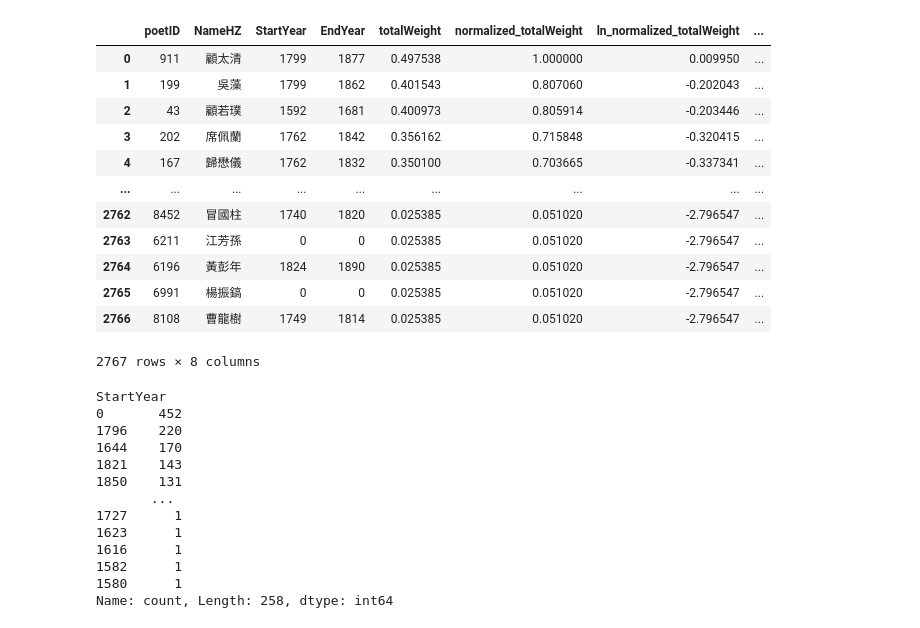
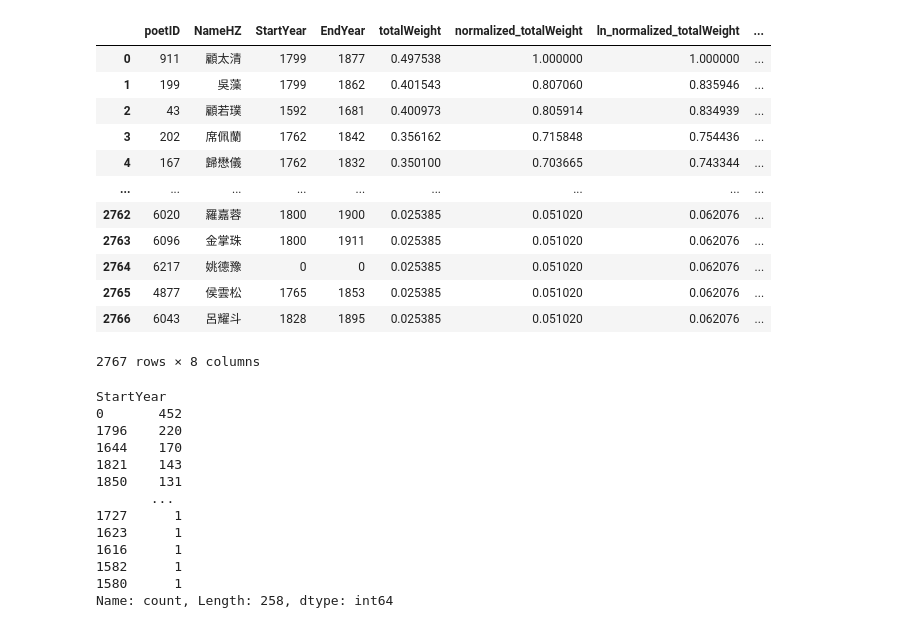
Before and after one commit to April-lemonade/LitRank, a Jupyter notebook: EDA/bieji.ipynb, the cells around one changed output. Cells and saved outputs as stored; diff of their text form; code cells hidden in the pictures.

```diff
--- a/EDA/bieji.ipynb
+++ b/EDA/bieji.ipynb
@@ -868,29 +868,31 @@ poet_min_max_sorted[['participate_count', 'bexiangzansubjectCount', 'discussedCo
 # %%
 poet_min_max_sorted.reset_index()
 max_importance = poet_min_max_sorted['totalWeight'].max()
-poet_min_max_sorted['normalized_totalWeight'] = poet_min_max_sorted['totalWeight'] / max_importance
-poet_min_max_sorted['ln_normalized_totalWeight'] = np.log(poet_min_max_sorted['normalized_totalWeight'] + 0.01)
+poet_min_max_sorted['normalized_totalWeight'] = poet_min_max_sorted['totalWeight'] /1
+poet_min_max_sorted['ln_normalized_totalWeight'] = np.log(poet_min_max_sorted['totalWeight'] + 1) / np.log(1+max_importance)
 columns_to_exclude = ['HuWenKai', 'xuZuoZhe', 'baZuoZhe']
 poet['MissingFields'] = poet.drop(columns=columns_to_exclude).isnull().sum(axis=1)
 
 poet_min_max_sorted = poet_min_max_sorted.merge(poet, on='poetID', how="inner")[
     ['poetID', 'NameHZ', 'StartYear', 'EndYear', 'totalWeight', 'normalized_totalWeight', 'ln_normalized_totalWeight',
      'MissingFields']]
+# poet_min_max_sorted = poet_min_max_sorted.merge(poet, on='poetID', how="inner")[
+#     ['poetID', 'NameHZ', 'StartYear', 'EndYear', 'totalWeight', 'normalized_totalWeight', 'MissingFields']]
 # poet_min_max_sorted[['poetID','NameHZ','participate_count','bexiangzansubjectCount','discussedCount']]
 poet_min_max_sorted
 # %% [output]
 |  | poetID | NameHZ | StartYear | EndYear | totalWeight | normalized_totalWeight | ln_normalized_totalWeight | ... |
-| 0 | 911 | 顧太清 | 1799 | 1877 | 0.497538 | 1.000000 | 0.009950 | ... |
-| 1 | 199 | 吳藻 | 1799 | 1862 | 0.401543 | 0.807060 | -0.202043 | ... |
-| 2 | 43 | 顧若璞 | 1592 | 1681 | 0.400973 | 0.805914 | -0.203446 | ... |
-| 3 | 202 | 席佩蘭 | 1762 | 1842 | 0.356162 | 0.715848 | -0.320415 | ... |
-| 4 | 167 | 歸懋儀 | 1762 | 1832 | 0.350100 | 0.703665 | -0.337341 | ... |
+| 0 | 911 | 顧太清 | 1799 | 1877 | 0.497538 | 1.000000 | 1.000000 | ... |
+| 1 | 199 | 吳藻 | 1799 | 1862 | 0.401543 | 0.807060 | 0.835946 | ... |
+| 2 | 43 | 顧若璞 | 1592 | 1681 | 0.400973 | 0.805914 | 0.834939 | ... |
+| 3 | 202 | 席佩蘭 | 1762 | 1842 | 0.356162 | 0.715848 | 0.754436 | ... |
+| 4 | 167 | 歸懋儀 | 1762 | 1832 | 0.350100 | 0.703665 | 0.743344 | ... |
 | ... | ... | ... | ... | ... | ... | ... | ... | ... |
-| 2762 | 8452 | 冒國柱 | 1740 | 1820 | 0.025385 | 0.051020 | -2.796547 | ... |
-| 2763 | 6211 | 江芳孫 | 0 | 0 | 0.025385 | 0.051020 | -2.796547 | ... |
-| 2764 | 6196 | 黃彭年 | 1824 | 1890 | 0.025385 | 0.051020 | -2.796547 | ... |
-| 2765 | 6991 | 楊振鎬 | 0 | 0 | 0.025385 | 0.051020 | -2.796547 | ... |
-| 2766 | 8108 | 曹龍樹 | 1749 | 1814 | 0.025385 | 0.051020 | -2.796547 | ... |
+| 2762 | 6020 | 羅嘉蓉 | 1800 | 1900 | 0.025385 | 0.051020 | 0.062076 | ... |
+| 2763 | 6096 | 金掌珠 | 1800 | 1911 | 0.025385 | 0.051020 | 0.062076 | ... |
+| 2764 | 6217 | 姚德豫 | 0 | 0 | 0.025385 | 0.051020 | 0.062076 | ... |
+| 2765 | 4877 | 侯雲松 | 1765 | 1853 | 0.025385 | 0.051020 | 0.062076 | ... |
+| 2766 | 6043 | 呂耀斗 | 1828 | 1895 | 0.025385 | 0.051020 | 0.062076 | ... |
 2767 rows × 8 columns
 # %%
 poet_min_max_sorted['StartYear'].value_counts()
```
Also changed, not shown: parts of 6 cells of this notebook, 4 other files.
